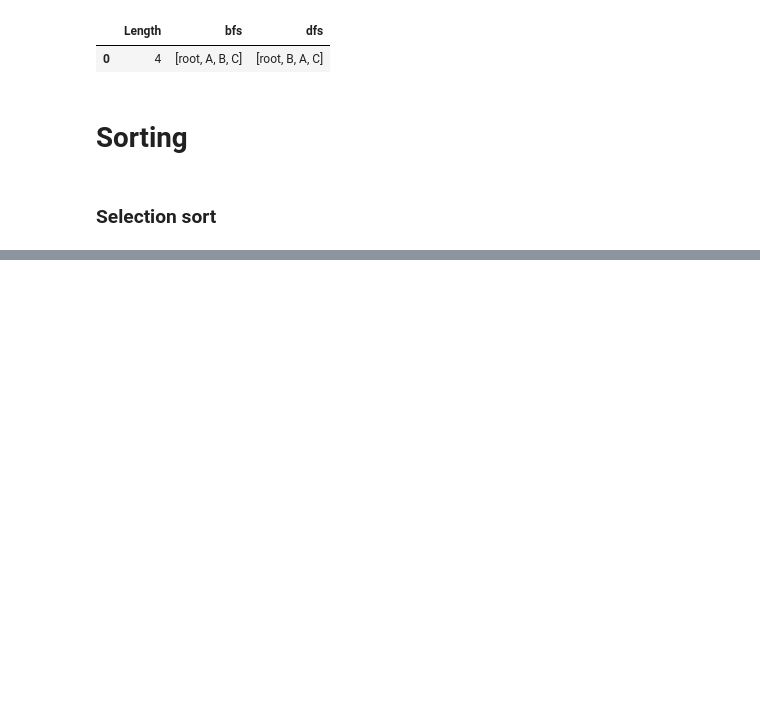
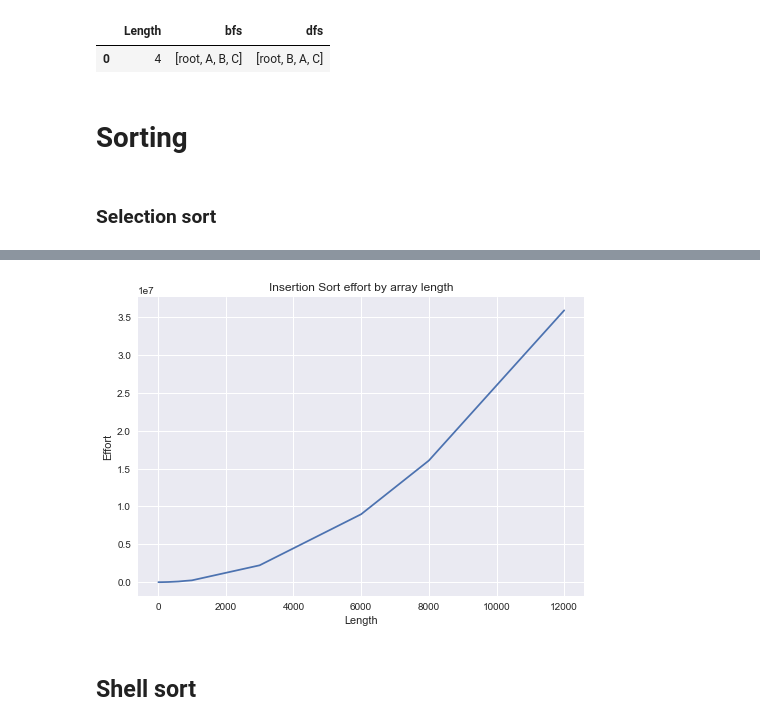
Before and after one commit to brunolcarli/GooGraph, a Jupyter notebook: Basic_Data_Structures.ipynb, the cells around one changed output, grey strips where cells are left out. Saved outputs shown, nothing was run; the diff lists cells and outputs as text; code cells hidden in the pictures; blank space fills up the shorter version.

```diff
--- a/Basic_Data_Structures.ipynb
+++ b/Basic_Data_Structures.ipynb
@@ -278,0 +256,23 @@ class MergeSort:
+# %%
+def insertion_sort(vector):
+    vec = vector.copy()
+    length = len(vec)
+    count = 0
+    for i in range(1, length):
+        j = i
+        while (vec[j] < vec[j - 1]) and (j != 0):
+            vec[j], vec[j - 1] = vec[j - 1], vec[j]
+            j -= 1
+            count += 1
+    return vec, count
+# %%
+# Driver code
+results = [insertion_sort(sample) for sample in sample_vectors]
+data = [[len(sample), result[1], sample, result[0]]
+        for sample, result in zip(sample_vectors, results)]
+
+insertion_sort_df = pd.DataFrame(
+    data,
+    columns=['Vector length', 'Effort', 'Input', 'Output']
+)
+insertion_sort_df
@@ -278,0 +294,13 @@ class MergeSort:
+# %%
+y = insertion_sort_df['Effort'].values
+x = insertion_sort_df['Vector length'].values
+
+plt.plot(x, y)
+plt.title('Insertion Sort effort by array length')
+plt.xlabel('Length')
+plt.ylabel('Effort')
+plt.show()
+# %% [output]
+[figure, added]
+# %% [markdown]
+## Shell sort
```
Also changed, not shown: parts of 12 cells of this notebook, 1 other file.
